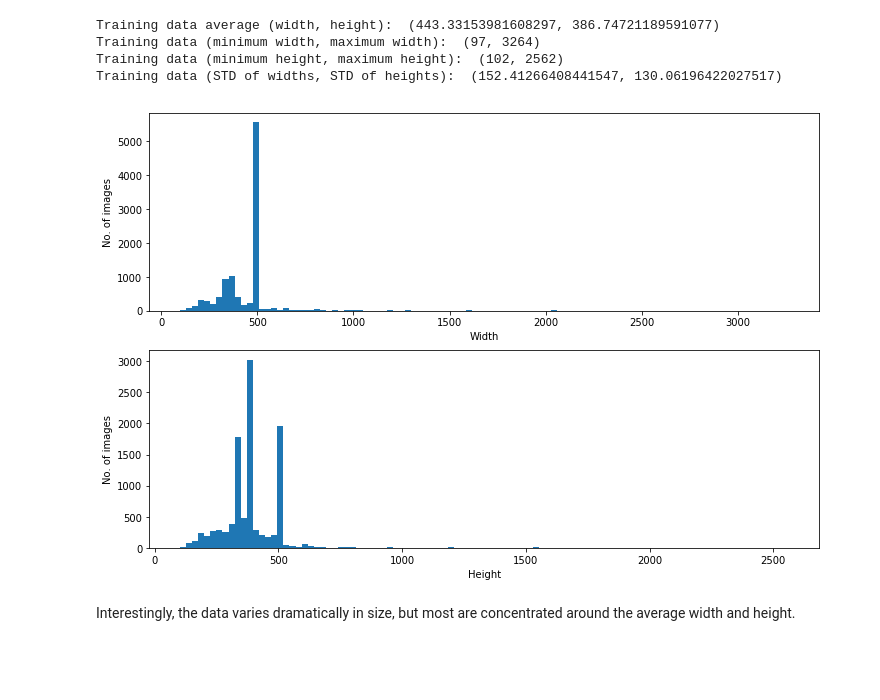
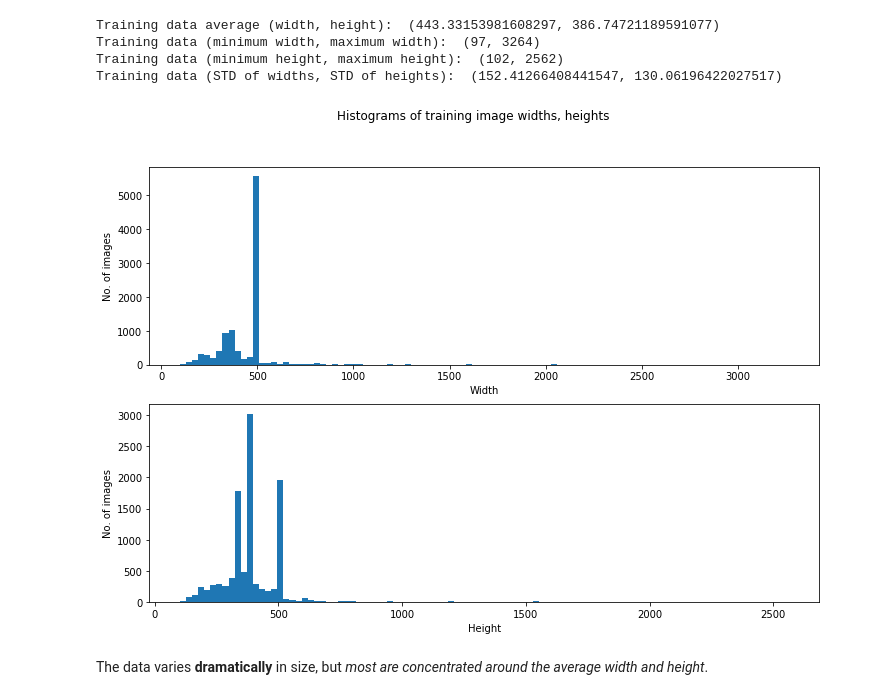
Before and after one commit to djsaunde/Kaggle-Competitions, a Jupyter notebook: Dog Breed Identification/code/Data Exploration.ipynb, the cells around one changed output. Saved outputs shown, nothing was run; the diff lists cells and outputs as text; code cells hidden in the pictures; blank space fills up the shorter version.

Commit message:
Finished the data exploration Jupyter notebook.

```diff
--- a/Dog Breed Identification/code/Data Exploration.ipynb
+++ b/Dog Breed Identification/code/Data Exploration.ipynb
@@ -92,11 +98,13 @@ Training data (STD of widths, STD of heights):  (152.41266408441547, 130.0619642
 # %%
 # Plot histograms of heights and widths.
 fig, (ax1, ax2) = plt.subplots(2, figsize=(12, 8))
+fig.suptitle('Histograms of training image widths, heights')
+
 ax1.hist(widths, bins=100); ax1.set_xlabel('Width'); ax1.set_ylabel('No. of images')
+ax2.hist(heights, bins=100); ax2.set_xlabel('Height'); ax2.set_ylabel('No. of images')
 
-ax2.hist(heights, bins=100); ax2.set_xlabel('Height'); ax2.set_ylabel('No. of images')
 plt.show()
 # %% [output]
-[figure, old version]
+[figure, new version]
 # %% [markdown]
-Interestingly, the data varies dramatically in size, but most are concentrated around the average width and height.
+The data varies __dramatically__ in size, but _most are concentrated around the average width and height_.
```
Also changed, not shown: parts of 23 cells of this notebook, 1 other file.
